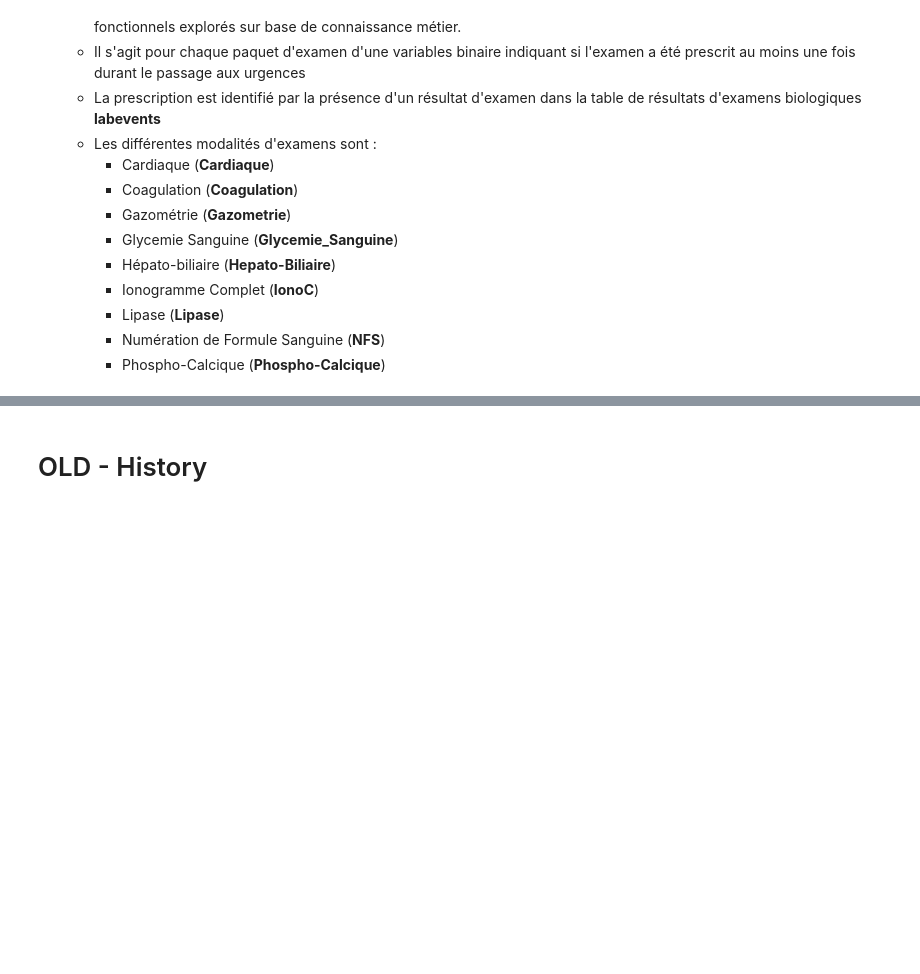
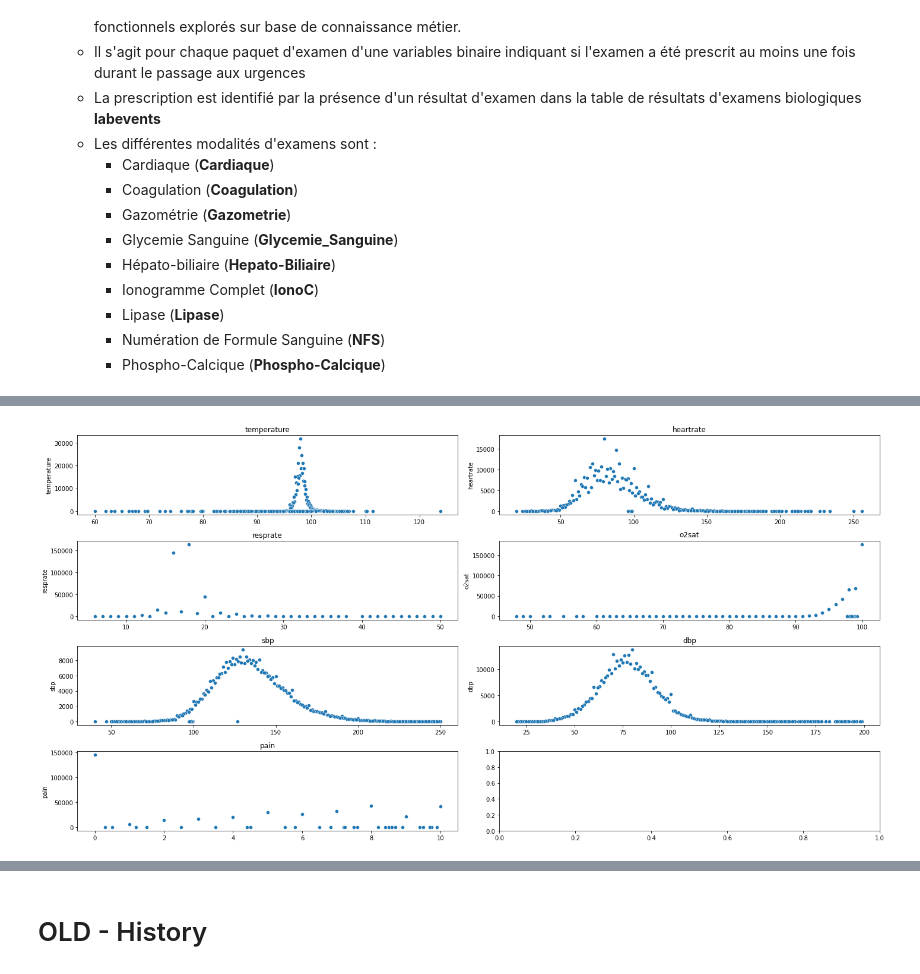
Before and after one commit to alibell/biologyOrderPredictor, a Jupyter notebook: Project_Report.ipynb, the cells around one changed output, grey strips where cells are left out. Saved outputs shown, nothing was run; the diff lists cells and outputs as text; code cells hidden in the pictures; blank space fills up the shorter version.

```diff
--- a/Project_Report.ipynb
+++ b/Project_Report.ipynb
@@ -201,0 +232,13 @@ assert((X["stay_id"] != y["stay_id"]).sum() == 0) # Sanity check
+# %%
+variables_ranges = {
+    "temperature":[60,130],
+    "heartrate":[20, 300],
+    "resprate":[5, 50],
+    "o2sat":[20, 100],
+    "sbp":[40, 250],
+    "dbp":[20, 200],
+    "pain":[0,10]
+}
+
+X_train_clean, outliers = remove_outliers(X_train, variables_ranges)
+outliers.round(2)
@@ -201,0 +254,4 @@ assert((X["stay_id"] != y["stay_id"]).sum() == 0) # Sanity check
+# %%
+plot_all_scatter(X_train_clean, variables, ncols=2)
+# %% [output]
+[figure, added]
```
Also changed, not shown: parts of 56 cells of this notebook, 2 other files.
